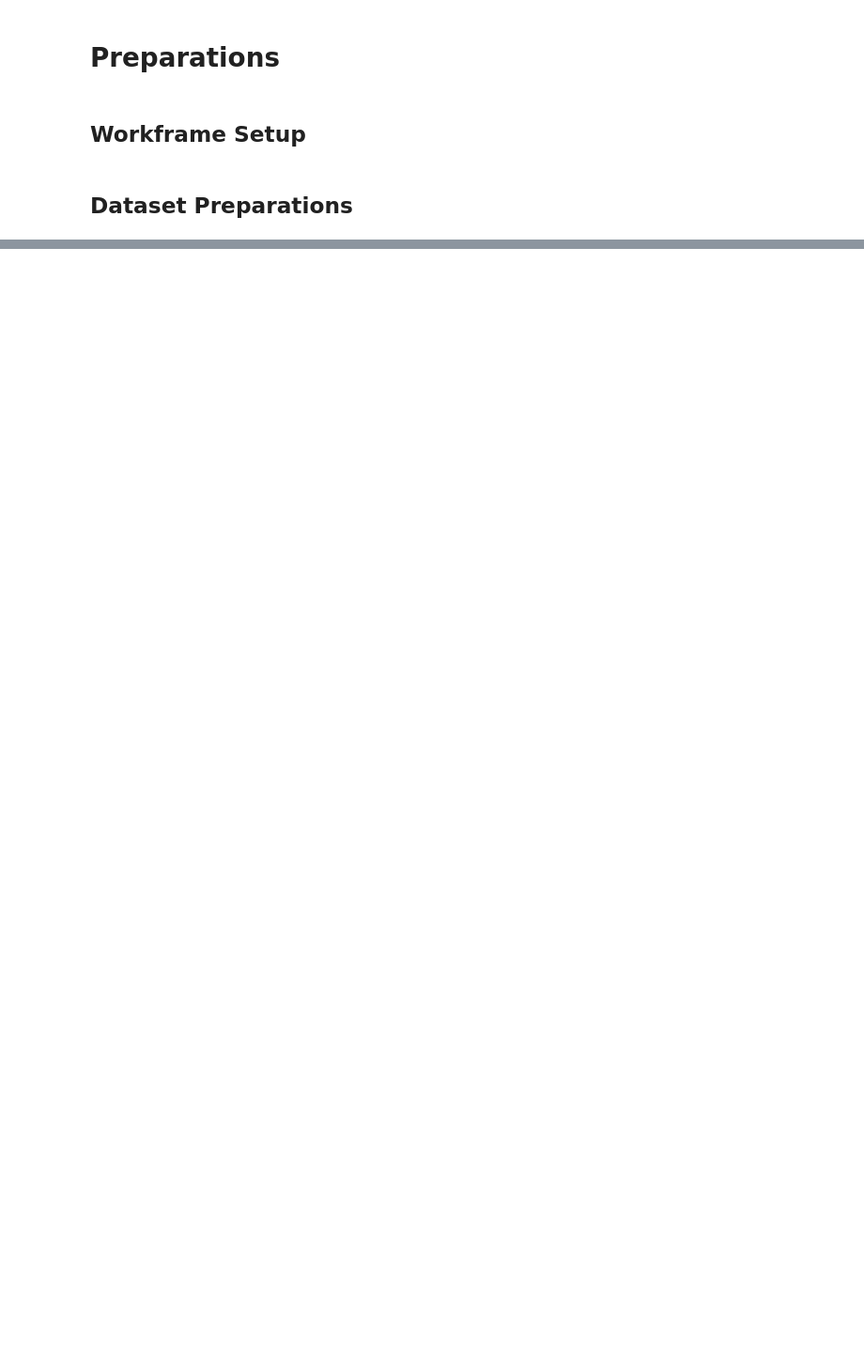
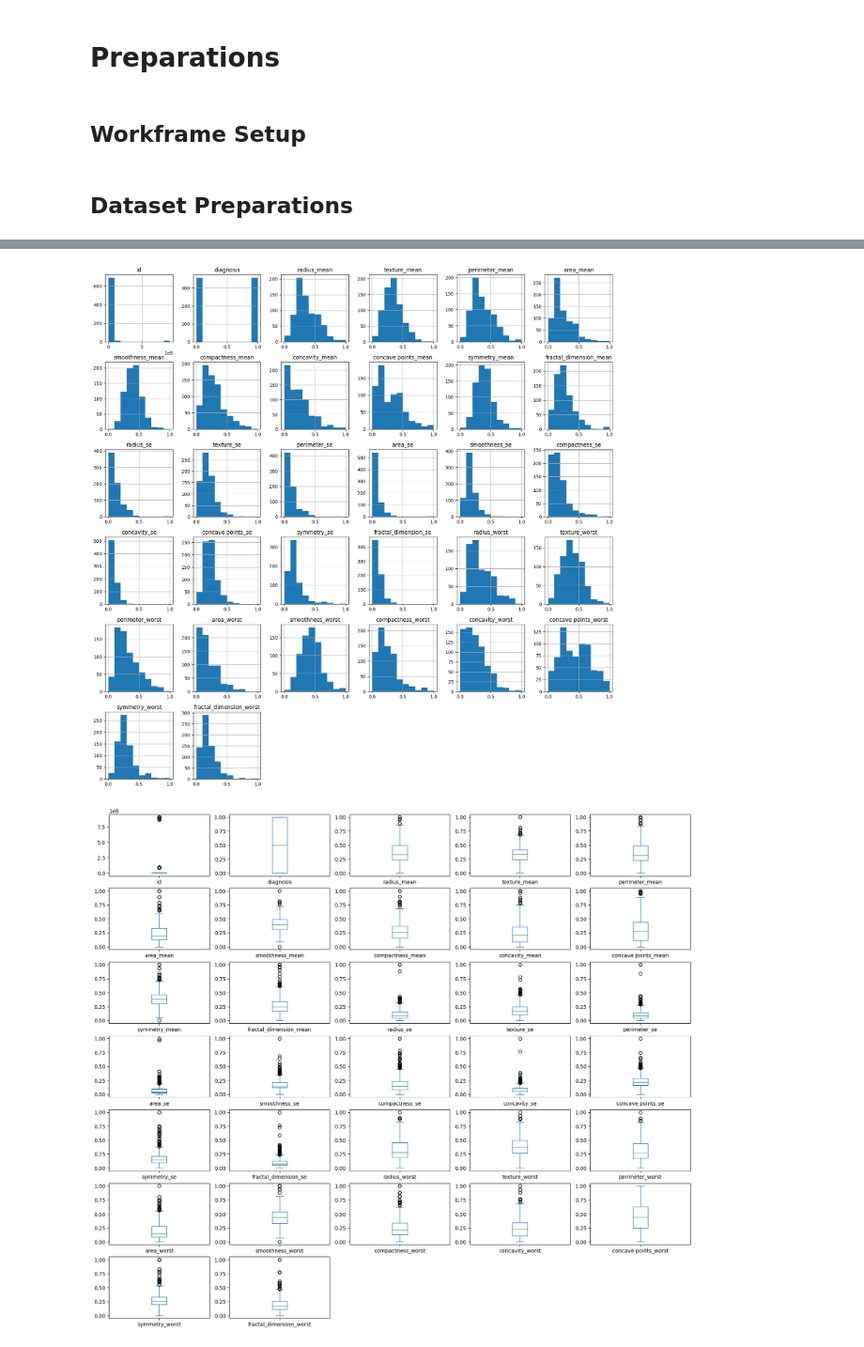
Before and after one commit to ErnestoAragon03/Seminario-Profesional-IA, a Jupyter notebook: Breast_Cancer_Detection_Project.ipynb, the cells around one changed output, grey strips where cells are left out. Shown at 94% size. Cells and saved outputs as stored; diff of their text form; code cells hidden in the pictures; blank space fills up the shorter version.

```diff
--- a/Breast_Cancer_Detection_Project.ipynb
+++ b/Breast_Cancer_Detection_Project.ipynb
@@ -28,0 +206,26 @@ AUTOTUNE = tf.data.AUTOTUNE
+# %%
+def normalize_columns(df, columns_to_normalize):
+    """Normalizes specified columns in a Pandas DataFrame.
+
+    Args:
+      df: The input DataFrame.
+      columns_to_normalize: A list of column names to normalize.
+
+    Returns:
+      A new DataFrame with the specified columns normalized.
+    """
+
+    # Create a copy to avoid modifying the original DataFrame
+    normalized_df = df.copy()
+
+    for column in columns_to_normalize:
+        if column in normalized_df.columns:
+            min_val = normalized_df[column].min()
+            max_val = normalized_df[column].max()
+            normalized_df[column] = (normalized_df[column] - min_val) / (max_val - min_val)
+        else:
+            print(f"Warning: Column '{column}' not found in DataFrame.")
+
+    return normalized_df
+dataset_normalized = normalize_columns(oversampled_dataset, ['radius_mean', 'texture_mean', 'perimeter_mean', 'area_mean', 'smoothness_mean', 'compactness_mean', 'concavity_mean', 'concave points_mean', 'symmetry_mean', 'fractal_dimension_mean', 'radius_se', 'texture_se', 'perimeter_se', 'area_se', 'smoothness_se', 'compactness_se', 'concavity_se', 'concave points_se', 'symmetry_se', 'fractal_dimension_se', 'radius_worst', 'texture_worst', 'perimeter_worst', 'area_worst', 'smoothness_worst', 'compactness_worst', 'concavity_worst', 'concave points_worst', 'symmetry_worst', 'fractal_dimension_worst'])
+dataset_normalized
@@ -28,0 +246,21 @@ AUTOTUNE = tf.data.AUTOTUNE
+# %%
+# Create histograms for each numerical feature
+dataset_normalized.hist(figsize=(20, 20))
+plt.show()
+
+# Create boxplots for each numerical feature
+dataset_normalized.plot(kind='box', subplots=True, layout=(8,5), sharex=False, sharey=False, figsize=(20,20))
+plt.show()
+
+# Create a correlation matrix heatmap
+plt.figure(figsize=(20, 15))
+sns.heatmap(dataset_normalized.corr(), annot=True, cmap='coolwarm')
+plt.title("Correlation Matrix Heatmap")
+plt.show()
+
+# Pairplot for a subset of features
+sns.pairplot(dataset_normalized, hue='diagnosis', vars=['radius_mean', 'texture_mean', 'perimeter_mean', 'area_mean'])
+plt.show()
+# %% [output]
+[figure, added]
+[figure, added]
```
Also changed, not shown: parts of 18 cells of this notebook.
